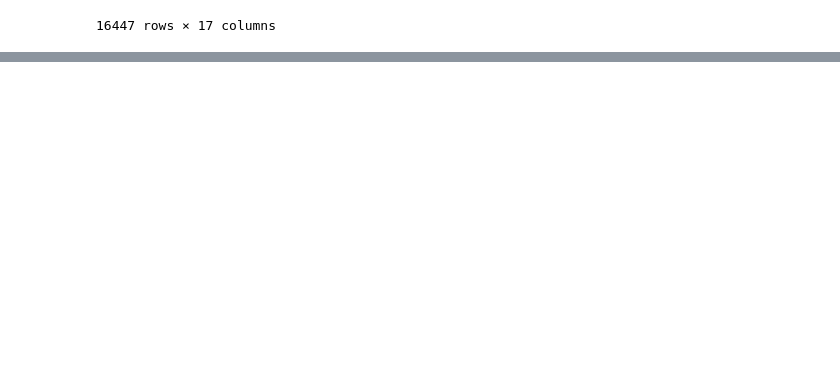
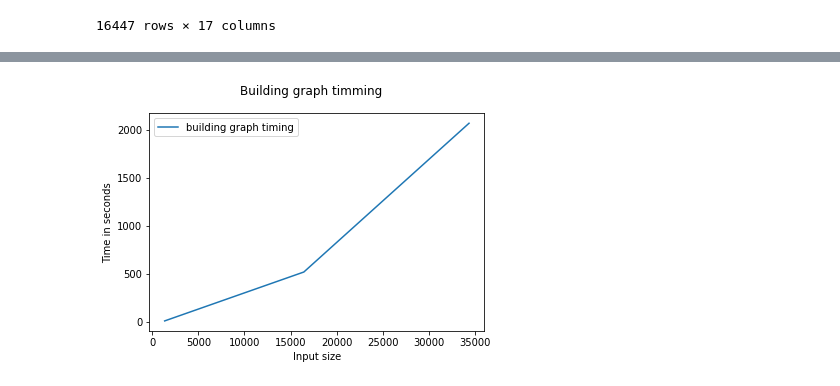
Before and after one commit to fzanart/Socialz, a Jupyter notebook: Metrics_complexity.ipynb, the cells around one changed output, grey strips where cells are left out. Cells and saved outputs as stored; diff of their text form; code cells hidden in the pictures; blank space fills up the shorter version.

```diff
--- a/Metrics_complexity.ipynb
+++ b/Metrics_complexity.ipynb
@@ -207,0 +294,10 @@ plt.show()
+# %%
+plt.plot(input_size, build_graph_timing, label='building graph timing')
+
+plt.legend()
+plt.suptitle('Building graph timming')
+plt.xlabel('Input size')
+plt.ylabel('Time in seconds')
+plt.show()
+# %% [output]
+[figure, added]
```
Also changed, not shown: parts of 10 cells of this notebook.
